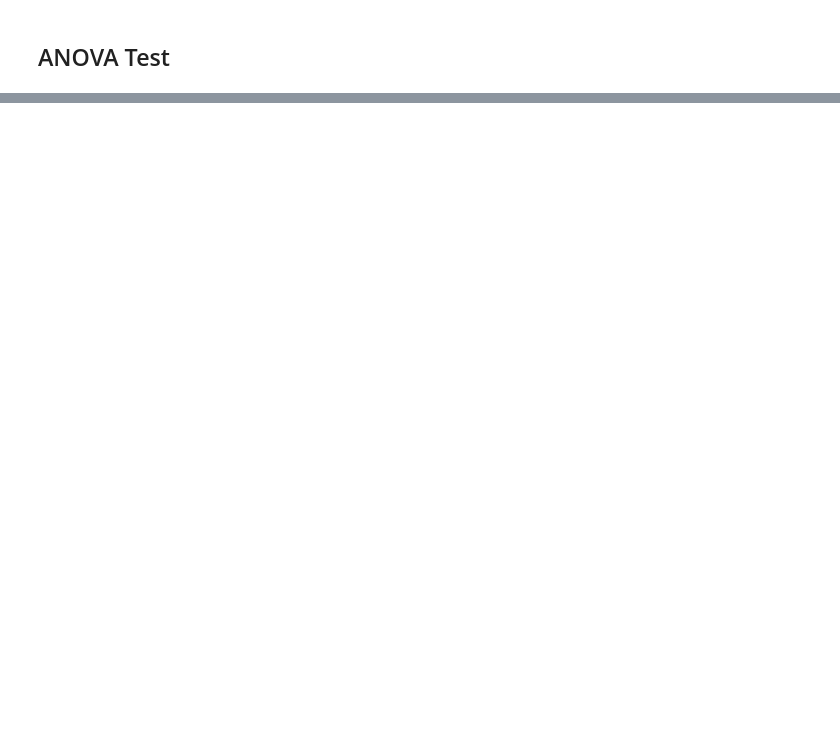
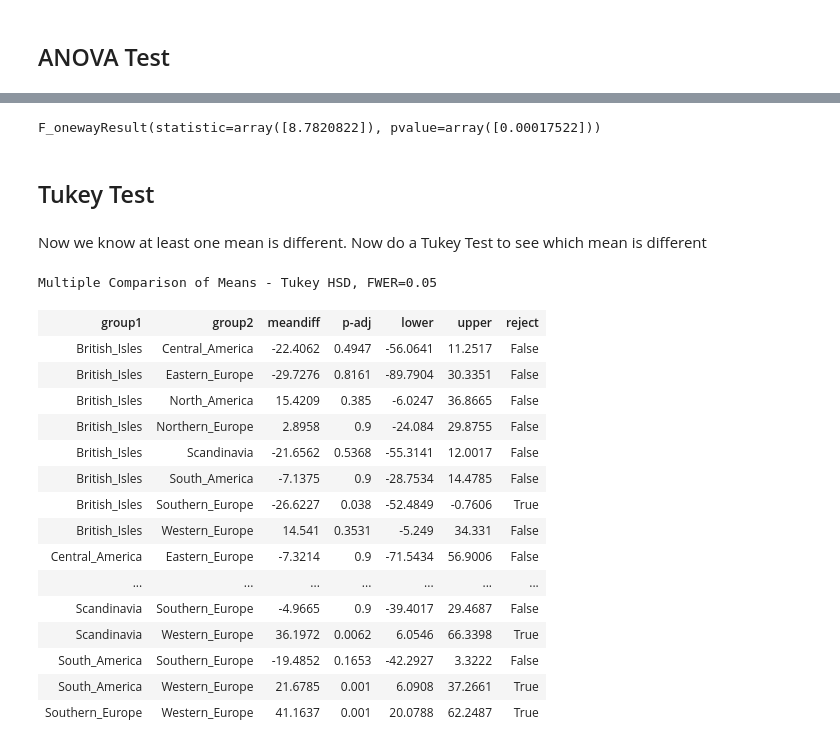
Before and after one commit to anna-dang/dsc-case-study-hypothesis-testing, a Jupyter notebook: notebooks/question2_region_table.ipynb, the cells around one changed output, grey strips where cells are left out. Drawn from its saved outputs; the diff is of its cells as text; code cells hidden in the pictures; blank space fills up the shorter version.

Commit message:
finished anova and tukey

```diff
--- a/notebooks/question2_region_table.ipynb
+++ b/notebooks/question2_region_table.ipynb
@@ -297,0 +282,33 @@ H_A : there is a difference in orders between regions, mus != X_bars
+# %%
+scs.f_oneway(western_europe_quantity, south_america_quantity, north_america_quantity)
+# %% [output]
+F_onewayResult(statistic=array([8.7820822]), pvalue=array([0.00017522]))
+# %% [markdown]
+## Tukey Test
+# %% [markdown]
+Now we know at least one mean is different. Now do a Tukey Test to see which mean is different
+# %%
+quantities = ord_reg_quant['Quantity']
+groups = ord_reg_quant['ShipRegion']
+# %%
+tukey = pairwise_tukeyhsd(quantities, groups)
+# %%
+tukey.summary()
+# %% [output]
+Multiple Comparison of Means - Tukey HSD, FWER=0.05
+| group1 | group2 | meandiff | p-adj | lower | upper | reject |
+| British_Isles | Central_America | -22.4062 | 0.4947 | -56.0641 | 11.2517 | False |
+| British_Isles | Eastern_Europe | -29.7276 | 0.8161 | -89.7904 | 30.3351 | False |
+| British_Isles | North_America | 15.4209 | 0.385 | -6.0247 | 36.8665 | False |
+| British_Isles | Northern_Europe | 2.8958 | 0.9 | -24.084 | 29.8755 | False |
+| British_Isles | Scandinavia | -21.6562 | 0.5368 | -55.3141 | 12.0017 | False |
+| British_Isles | South_America | -7.1375 | 0.9 | -28.7534 | 14.4785 | False |
+| British_Isles | Southern_Europe | -26.6227 | 0.038 | -52.4849 | -0.7606 | True |
+| British_Isles | Western_Europe | 14.541 | 0.3531 | -5.249 | 34.331 | False |
+| Central_America | Eastern_Europe | -7.3214 | 0.9 | -71.5434 | 56.9006 | False |
+| ... | ... | ... | ... | ... | ... | ... |
+| Scandinavia | Southern_Europe | -4.9665 | 0.9 | -39.4017 | 29.4687 | False |
+| Scandinavia | Western_Europe | 36.1972 | 0.0062 | 6.0546 | 66.3398 | True |
+| South_America | Southern_Europe | -19.4852 | 0.1653 | -42.2927 | 3.3222 | False |
+| South_America | Western_Europe | 21.6785 | 0.001 | 6.0908 | 37.2661 | True |
+| Southern_Europe | Western_Europe | 41.1637 | 0.001 | 20.0788 | 62.2487 | True |
```
Also changed, not shown: parts of 12 cells of this notebook.
